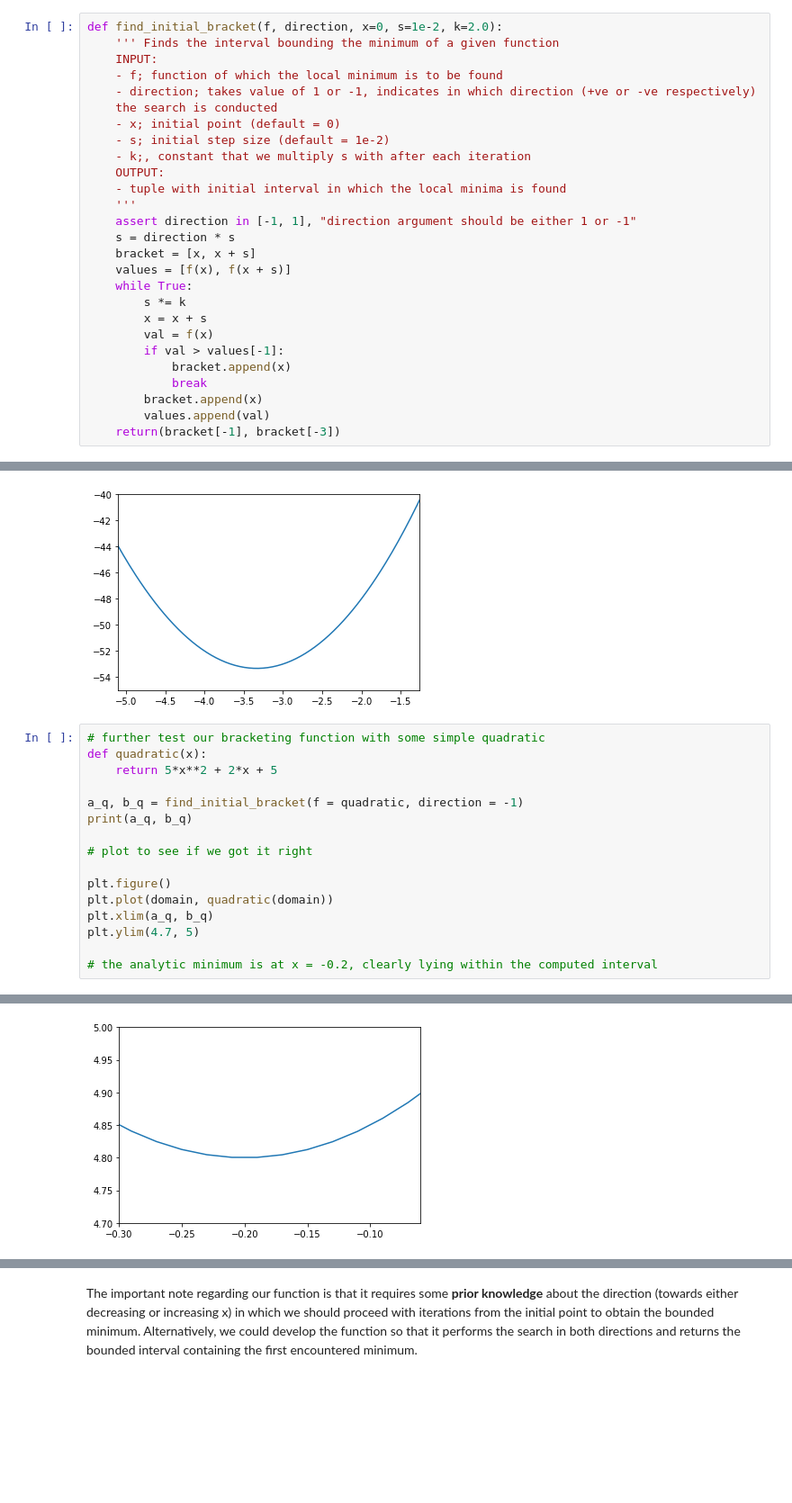
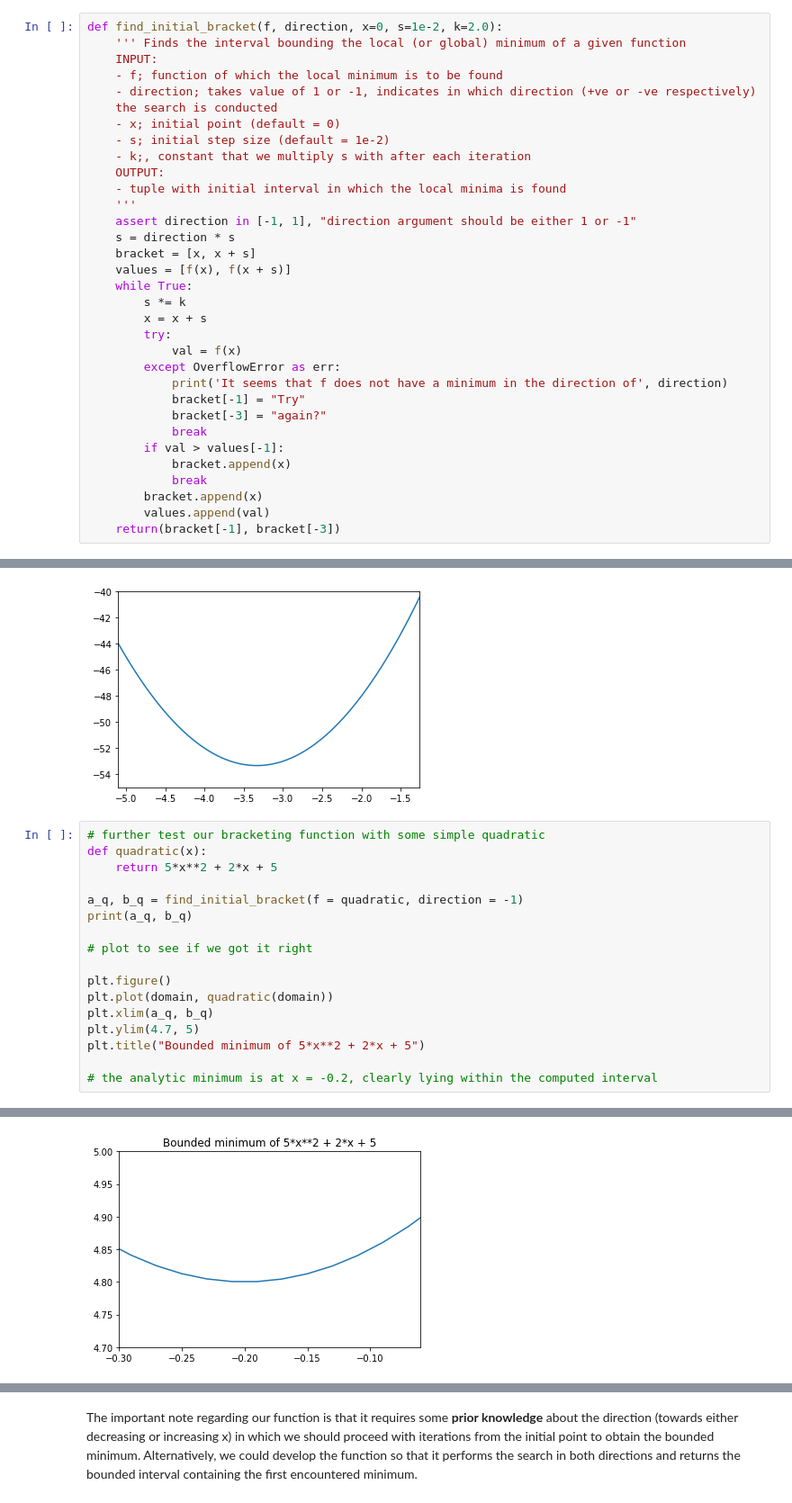
Before and after one commit to M-Grabias/Numerical_Optimization, a Jupyter notebook: NO_LAB_3.ipynb, the cells around one changed output, grey strips where cells are left out. Shown at 90% size. Cells and saved outputs as stored; diff of their text form; blank space fills up the shorter version.

```diff
--- a/NO_LAB_3.ipynb
+++ b/NO_LAB_3.ipynb
@@ -8,7 +8,7 @@ Let us remind the idea of bracketing method
 Implement the method `(a,b) = find_initial_bracket(f)` which for given function $f$ gives the bracketing interval $(a,b)$ such that there exist local minimum $c\in(a,b)$ satisfying $f(a)>f(c)<f(b)$.
 # %%
 def find_initial_bracket(f, direction, x=0, s=1e-2, k=2.0):
-    ''' Finds the interval bounding the minimum of a given function
+    ''' Finds the interval bounding the local (or global) minimum of a given function
     INPUT:
     - f; function of which the local minimum is to be found
     - direction; takes value of 1 or -1, indicates in which direction (+ve or -ve respectively)
@@ -26,7 +26,13 @@ def find_initial_bracket(f, direction, x=0, s=1e-2, k=2.0):
     while True:
         s *= k
         x = x + s
-        val = f(x)
+        try:
+            val = f(x)
+        except OverflowError as err:
+            print('It seems that f does not have a minimum in the direction of', direction)
+            bracket[-1] = "Try"
+            bracket[-3] = "again?"
+            break
         if val > values[-1]:
             bracket.append(x)
             break
@@ -71,6 +77,7 @@ plt.figure()
 plt.plot(domain, quadratic(domain))
 plt.xlim(a_q, b_q)
 plt.ylim(4.7, 5)
+plt.title("Bounded minimum of 5*x**2 + 2*x + 5")
 
 # the analytic minimum is at x = -0.2, clearly lying within the computed interval
 # %% [output]
@@ -79 +86 @@ plt.ylim(4.7, 5)
-[figure, old version]
+[figure, new version]
```
Also changed, not shown: parts of 14 cells of this notebook.
